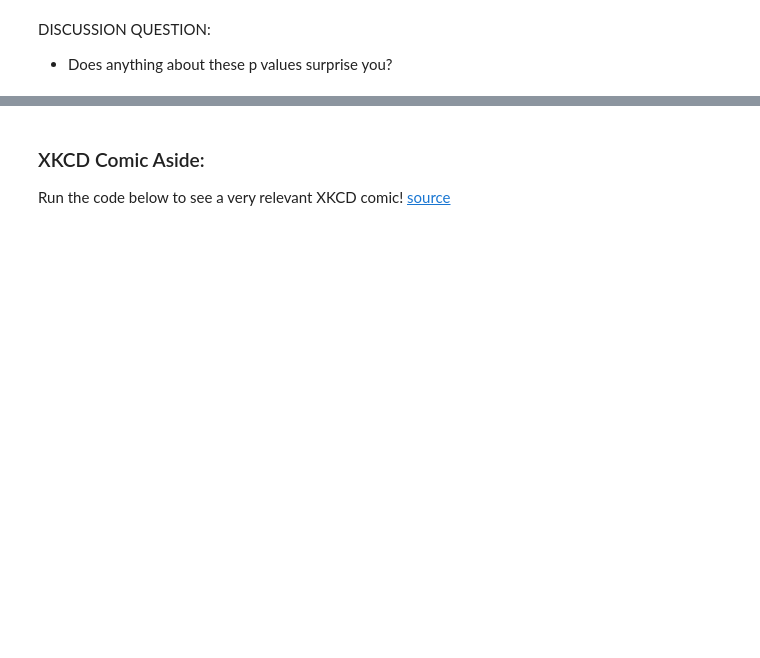
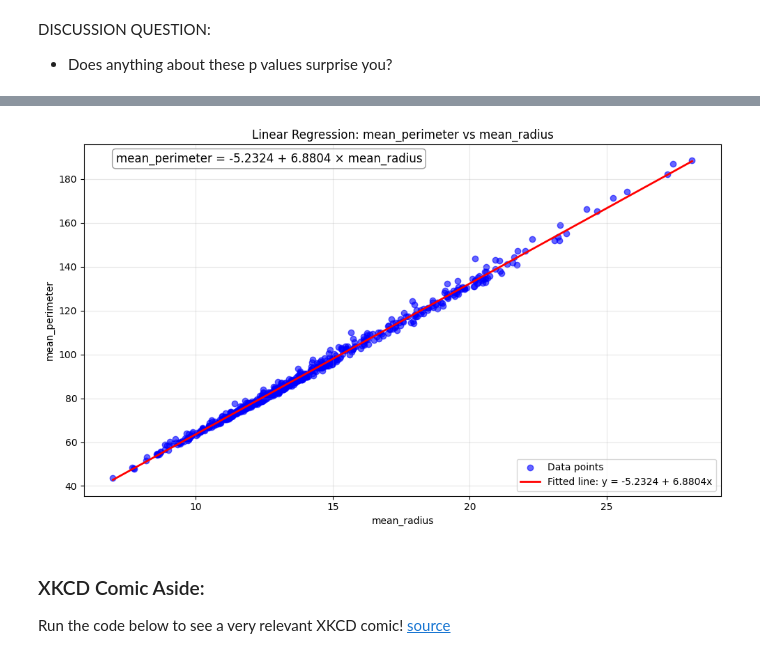
Before and after one commit to BIOL359A-FoundationsOfQBio-Spr25/week2_statisticaltests, a Jupyter notebook: statistical_tests.ipynb, the cells around one changed output, grey strips where cells are left out. Drawn from its saved outputs; the diff is of its cells as text; code cells hidden in the pictures; blank space fills up the shorter version.

```diff
--- a/statistical_tests.ipynb
+++ b/statistical_tests.ipynb
@@ -476,0 +544,99 @@ DISCUSSION QUESTION:
+# %%
+def calculate_beta_coefficients(x, y):
+    """
+    Calculate beta coefficients using least squares method.
+
+    Parameters:
+    x (array-like): Independent variable values
+    y (array-like): Dependent variable values
+
+    Returns:
+    tuple: (beta_0, beta_1, S_xy, S_xx)
+    """
+    # Convert to numpy arrays if they aren't already
+    x = np.array(x)
+    y = np.array(y)
+
+    # Calculate means
+    x_mean = np.mean(x)
+    y_mean = np.mean(y)
+    S_xy = np.sum((y - y_mean) * (x - x_mean))
+    S_xx = np.sum((x - x_mean) ** 2)
+
+    beta_1 = S_xy / S_xx
+    beta_0 = y_mean - beta_1 * x_mean
+
+    return beta_0, beta_1, S_xy, S_xx
+
+def plot_regression(x, y, beta_0, beta_1, feature_name, outcome_name):
+    """
+    Plot scatter points and the fitted regression line.
+
+    Parameters:
+    x (array-like): Independent variable values
+    y (array-like): Dependent variable values
+    beta_0 (float): Intercept coefficient
+    beta_1 (float): Slope coefficient
+    feature_name (str): Name of the independent variable
+    outcome_name (str): Name of the dependent variable
+    """
+    plt.figure(figsize=(10, 6))
+
+    # Plot scatter points
+    plt.scatter(x, y, color='blue', alpha=0.6, label='Data points')
+
+    # Plot regression line
+    x_range = np.linspace(min(x), max(x), 100)
+    y_pred = beta_0 + beta_1 * x_range
+    plt.plot(x_range, y_pred, color='red', linewidth=2, label=f'Fitted line: y = {beta_0:.4f} + {beta_1:.4f}x')
+
+    # Add labels and title
+    plt.xlabel(feature_name)
+    plt.ylabel(outcome_name)
+    plt.title(f'Linear Regression: {outcome_name} vs {feature_name}')
+    plt.grid(True, alpha=0.3)
+    plt.legend()
+
+    # Display equation on the plot
+    equation = f"{outcome_name} = {beta_0:.4f} + {beta_1:.4f} × {feature_name}"
+    plt.annotate(equation, xy=(0.05, 0.95), xycoords='axes fraction',
+                 fontsize=12, bbox=dict(boxstyle="round,pad=0.3", fc="white", ec="gray", alpha=0.8))
+
+    plt.tight_layout()
+    plt.show()
+
+# Example usage with your dataset
+def run_regression_analysis(data, feature_name, outcome_name):
+    """
+    Run the complete regression analysis on the given dataset.
+
+    Parameters:
+    data (DataFrame): Pandas DataFrame containing the data
+    feature_name (str): Name of the independent variable column
+    outcome_name (str): Name of the dependent variable column
+
+    Returns:
+    tuple: (beta_0, beta_1)
+    """
+    # Extract the variables
+    x = data[feature_name]
+    y = data[outcome_name]
+
+    # Calculate beta coefficients
+    beta_0, beta_1, S_xy, S_xx = calculate_beta_coefficients(x, y)
+
+    # Print the results
+    print(f"Covariance (S_xy): {S_xy:.4f}")
+    print(f"Variance of X (S_xx): {S_xx:.4f}")
+    print(f"Beta 1 (slope): {beta_1:.4f}")
+    print(f"Beta 0 (intercept): {beta_0:.4f}")
+    print(f"Regression equation: {outcome_name} = {beta_0:.4f} + {beta_1:.4f} × {feature_name}")
+
+    # Plot the results
+    plot_regression(x, y, beta_0, beta_1, feature_name, outcome_name)
+
+    return beta_0, beta_1
+feature_name = 'mean_radius'
+outcome_name = 'mean_perimeter'
+beta_0, beta_1 = run_regression_analysis(cancer_dataset, feature_name, outcome_name)
+# %% [output]
@@ -477,3 +648,4 @@ DISCUSSION QUESTION:
+[figure, added]
 # %% [markdown]
 ### XKCD Comic Aside:
 
```
Also changed, not shown: parts of 23 cells of this notebook, 1 other file.
